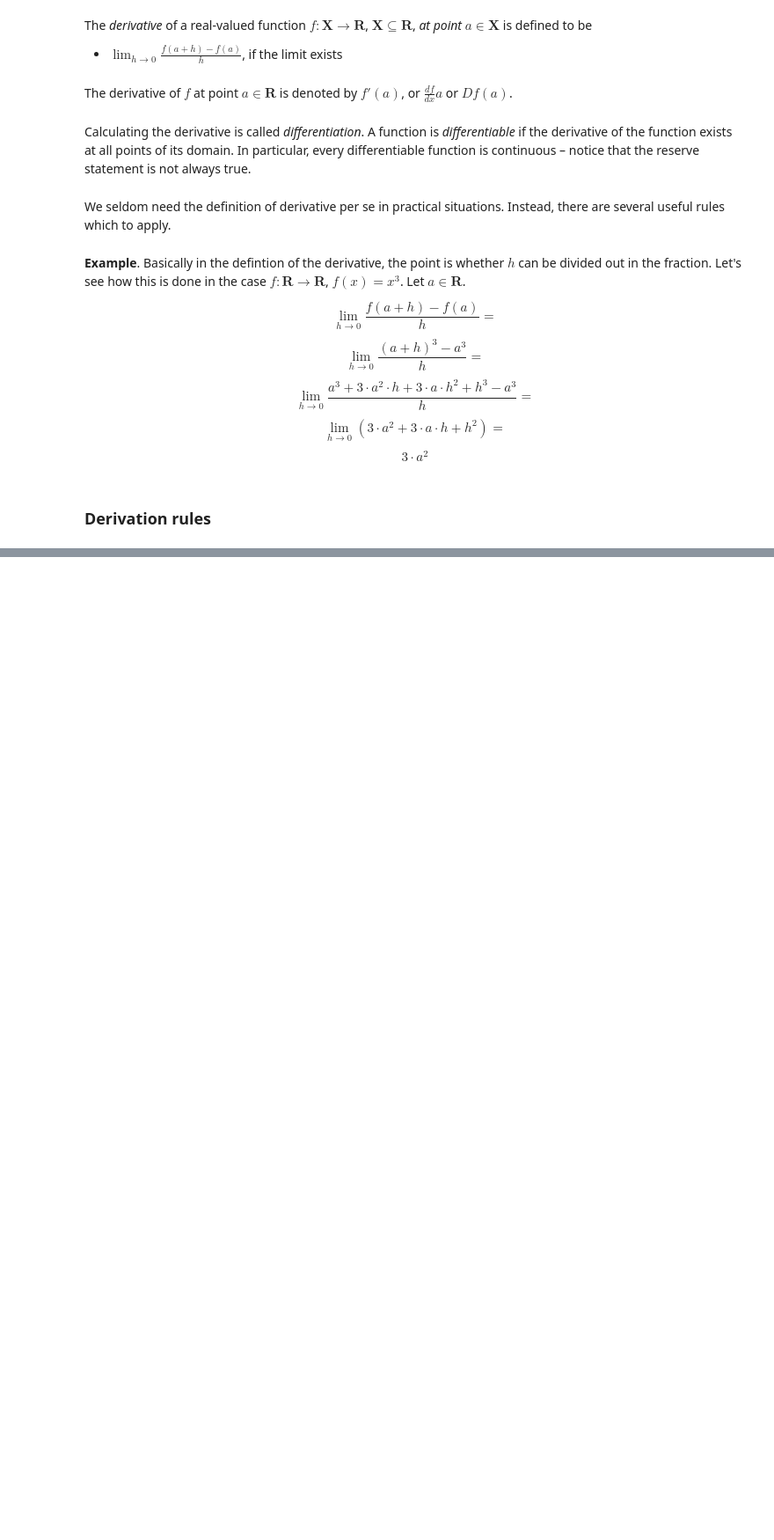
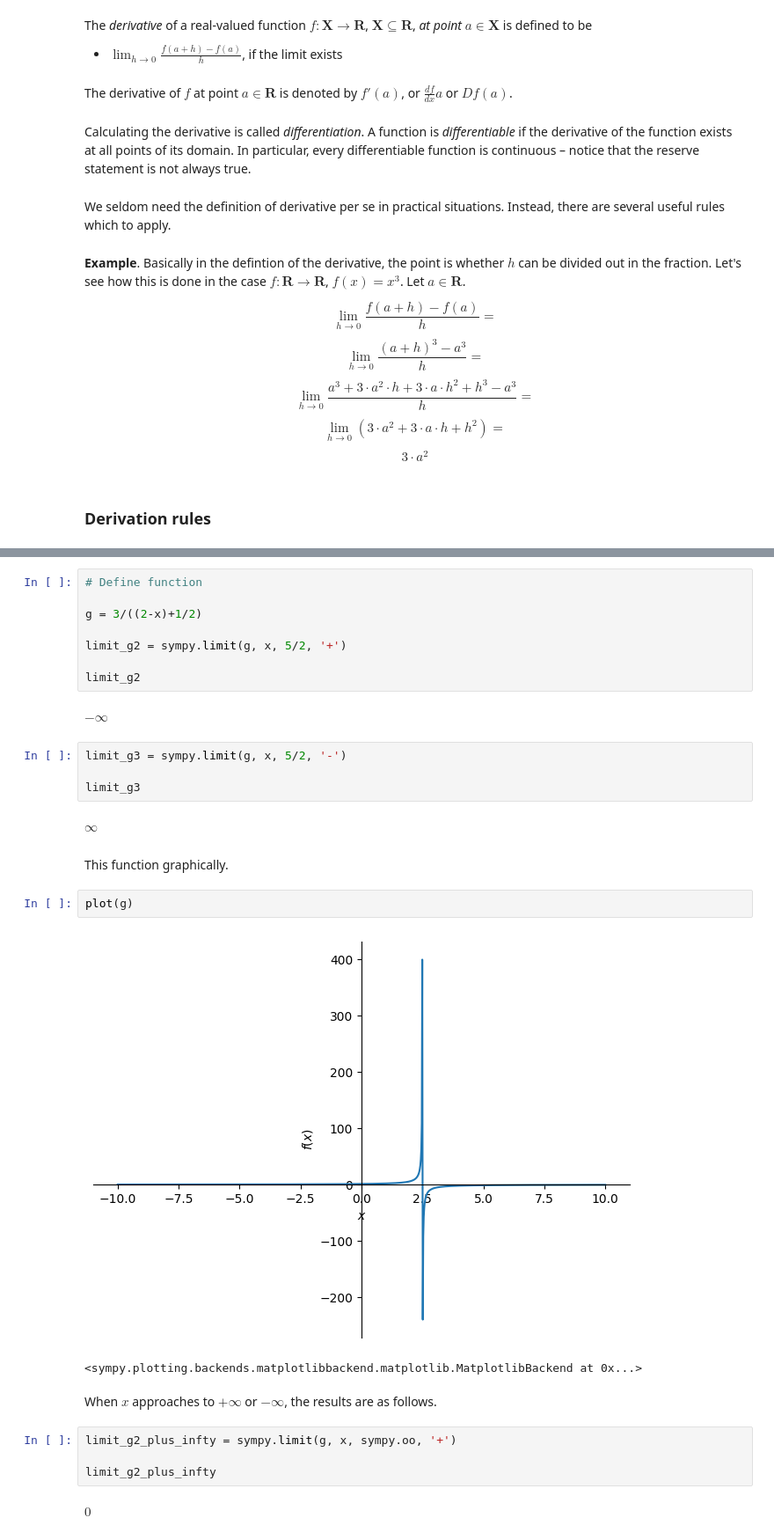
Before and after one commit to juhanurmonen/mathematics_for_data_science, a Jupyter notebook: one_variable_differentiation_calculus.ipynb, the cells around one changed output, grey strips where cells are left out. Shown: that part at 88% size. Cells and saved outputs as stored; diff of their text form; blank space fills up the shorter version.

```diff
--- a/one_variable_differentiation_calculus.ipynb
+++ b/one_variable_differentiation_calculus.ipynb
@@ -83 +157,32 @@ Assume the $f$ and $g$ are two functions and their derivatives are known, and $a
+# %%
+# Define function
+
+g = 3/((2-x)+1/2)
+
+limit_g2 = sympy.limit(g, x, 5/2, '+')
+
+limit_g2
+# %% [output]
+$\displaystyle -\infty$
+# %%
+limit_g3 = sympy.limit(g, x, 5/2, '-')
+
+limit_g3
+# %% [output]
+$\displaystyle \infty$
+# %% [markdown]
+This function graphically.
+# %%
+plot(g)
+# %% [output]
+[figure, added]
+<sympy.plotting.backends.matplotlibbackend.matplotlib.MatplotlibBackend at 0x...>
+# %% [markdown]
+When $x$ approaches to $+\infty$ or $-\infty$, the results are as follows.
+# %%
+limit_g2_plus_infty = sympy.limit(g, x, sympy.oo, '+')
+
+limit_g2_plus_infty
+# %% [output]
+$\displaystyle 0$
 # %% [markdown]
```
Also changed, not shown: parts of 49 cells of this notebook.
